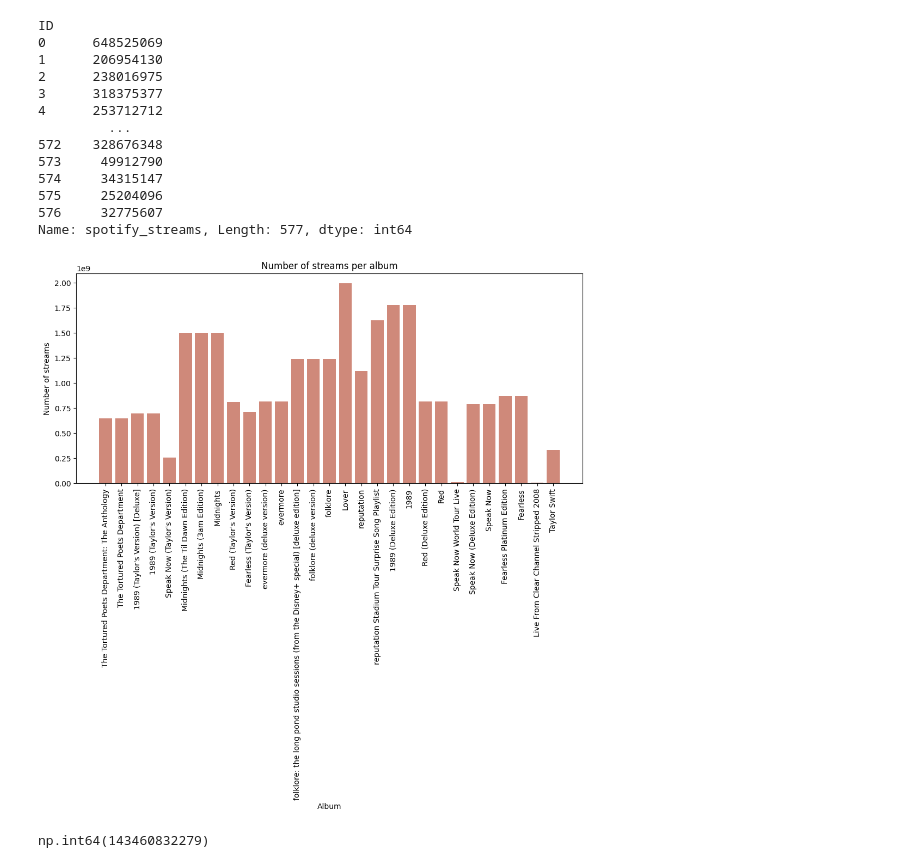
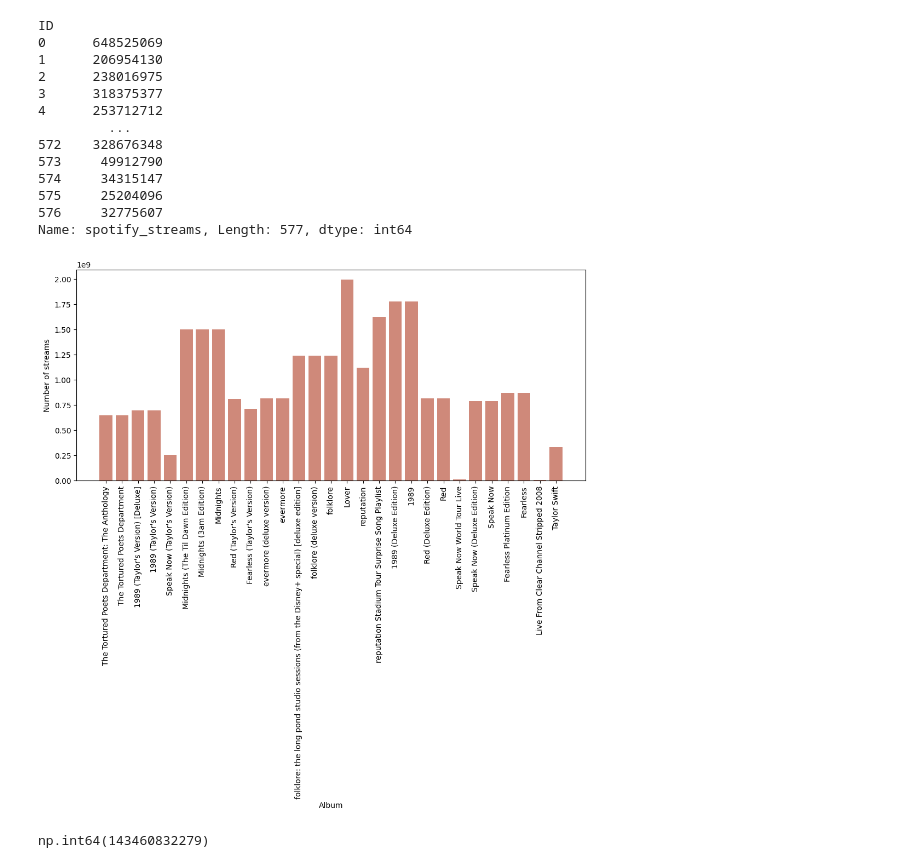
Before and after one commit to raquel-ch/sg_project, a Jupyter notebook: data_analysis.ipynb, the cells around one changed output. Drawn from its saved outputs; the diff is of its cells as text; code cells hidden in the pictures.

```diff
--- a/data_analysis.ipynb
+++ b/data_analysis.ipynb
@@ -96,17 +94,17 @@ Name: spotify_streams, Length: 577, dtype: int64
 # %%
 #number of streams per album
 # ts_data.groupby('album')['spotify_streams'].sum().plot(kind='bar')
 plt.figure(figsize=(12, 5))
 plt.bar(ts_data['album'], ts_data['spotify_streams'], color='#cf897a')  # Darker pink color
 plt.xticks(rotation=90)
-plt.title('Number of streams per album')
+# plt.title('Number of streams per album')
 plt.ylabel('Number of streams')
 plt.xlabel('Album')
 plt.tight_layout()  # Adjust layout to prevent cutting off labels
 # plt.savefig('plots/streams_per_album.png')
 plt.show()
 # %% [output]
-[figure, old version]
+[figure, new version]
 # %%
 # total number of spotify streams
 ts_data['spotify_streams'].sum()
```
Also changed, not shown: parts of 4 cells of this notebook, 1 other file.
